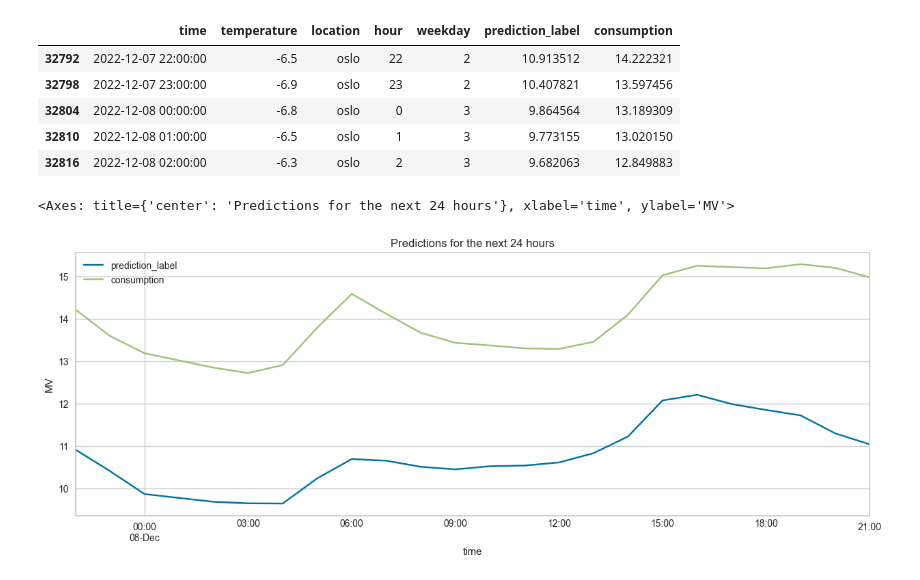
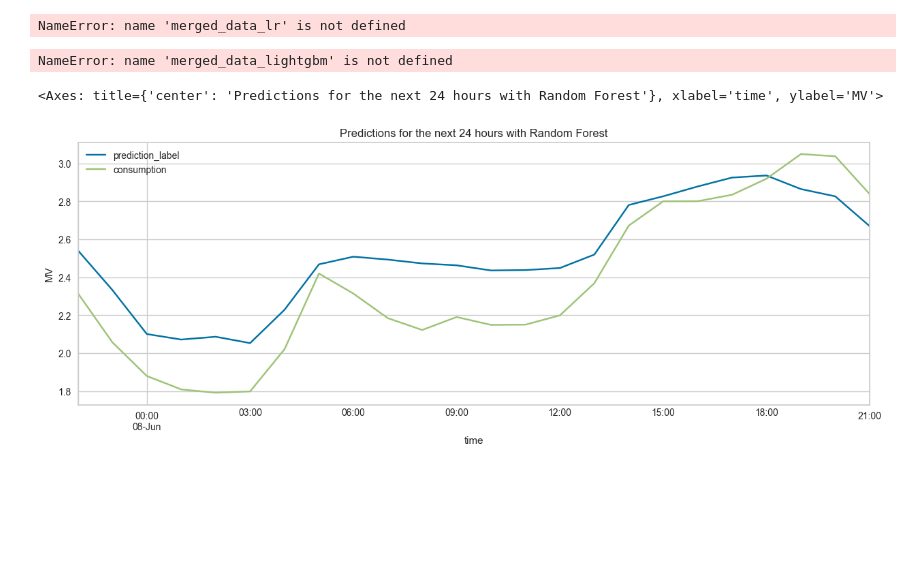
Before and after one commit to edalholt/TDT4259, a Jupyter notebook: prediction/pycaret_regression.ipynb, the cells around one changed output. Cells and saved outputs as stored; diff of their text form; code cells hidden in the pictures; blank space fills up the shorter version.

```diff
--- a/prediction/pycaret_regression.ipynb
+++ b/prediction/pycaret_regression.ipynb
@@ -4,8 +4,8 @@ from pycaret.regression import *
 
 df = pd.read_csv('consumption_temp.csv')
 
-start_time = '2022-08-07 21:00:00'
-end_time = '2022-12-07 21:00:00'
+start_time = '2022-04-07 21:00:00'
+end_time = '2022-06-07 21:00:00'
 location = 'oslo'
 
 start_time = pd.to_datetime(start_time)
@@ -102,0 +53,14 @@ Original model was better than the tuned model, hence it will be returned. NOTE:
+# %%
+# Create the model with the desired model
+lightgbm_model = create_model('lightgbm')
+rf_model = create_model('rf')
+et_model = create_model('et')
+
+tuned_lightgbm_model = tune_model(lightgbm_model)
+tuned_rf_model = tune_model(rf_model)
+tuned_et_model = tune_model(et_model)
+
+
+final_lightgbm_model = finalize_model(tuned_lightgbm_model)
+final_rf_model = finalize_model(tuned_rf_model)
+final_et_model = finalize_model(tuned_et_model)
@@ -164,0 +205,3 @@ predictions
+# %%
+predictions_rf = predict_model(final_rf_model, data=future_data)
+predictions_rf
@@ -177,18 +261,20 @@ solution['hour'] = solution['time'].dt.hour
 # Create weekday feature
 solution['weekday'] = solution['time'].dt.weekday
 # Merge the DataFrames
-merged_data = predictions.copy()
-merged_data['consumption'] = solution['consumption']
-merged_data.head()
+merged_data_lightgbm = predictions_lightgbm.copy()
+merged_data_et = predictions_et.copy()
+merged_data_rf = predictions_rf.copy()
+merged_data_lr['consumption'] = solution['consumption']
+merged_data_rf['consumption'] = solution['consumption']
+merged_data_et['consumption'] = solution['consumption']
 # %% [output]
-|  | time | temperature | location | hour | weekday | prediction_label | consumption |
-| 32792 | 2022-12-07 22:00:00 | -6.5 | oslo | 22 | 2 | 10.913512 | 14.222321 |
-| 32798 | 2022-12-07 23:00:00 | -6.9 | oslo | 23 | 2 | 10.407821 | 13.597456 |
-| 32804 | 2022-12-08 00:00:00 | -6.8 | oslo | 0 | 3 | 9.864564 | 13.189309 |
-| 32810 | 2022-12-08 01:00:00 | -6.5 | oslo | 1 | 3 | 9.773155 | 13.020150 |
-| 32816 | 2022-12-08 02:00:00 | -6.3 | oslo | 2 | 3 | 9.682063 | 12.849883 |
+NameError: name 'merged_data_lr' is not defined
+# %%
+merged_data_lightgbm.plot(x='time', y=['prediction_label', 'consumption'], ylabel="MV", figsize=(15, 5), title=f'Predictions for the next {number_predict_hours} hours with Light Gradient Boosting Machine')
+# %% [output]
+NameError: name 'merged_data_lightgbm' is not defined
 # %%
-merged_data.plot(x='time', y=['prediction_label', 'consumption'], ylabel="MV", figsize=(15, 5), title=f'Predictions for the next {number_predict_hours} hours')
+merged_data_rf.plot(x='time', y=['prediction_label', 'consumption'], ylabel="MV", figsize=(15, 5), title=f'Predictions for the next {number_predict_hours} hours with Random Forest')
 # %% [output]
-<Axes: title={'center': 'Predictions for the next 24 hours'}, xlabel='time', ylabel='MV'>
+<Axes: title={'center': 'Predictions for the next 24 hours with Random Forest'}, xlabel='time', ylabel='MV'>
-[figure, old version]
+[figure, new version]
```
Also changed, not shown: parts of 13 cells of this notebook.
